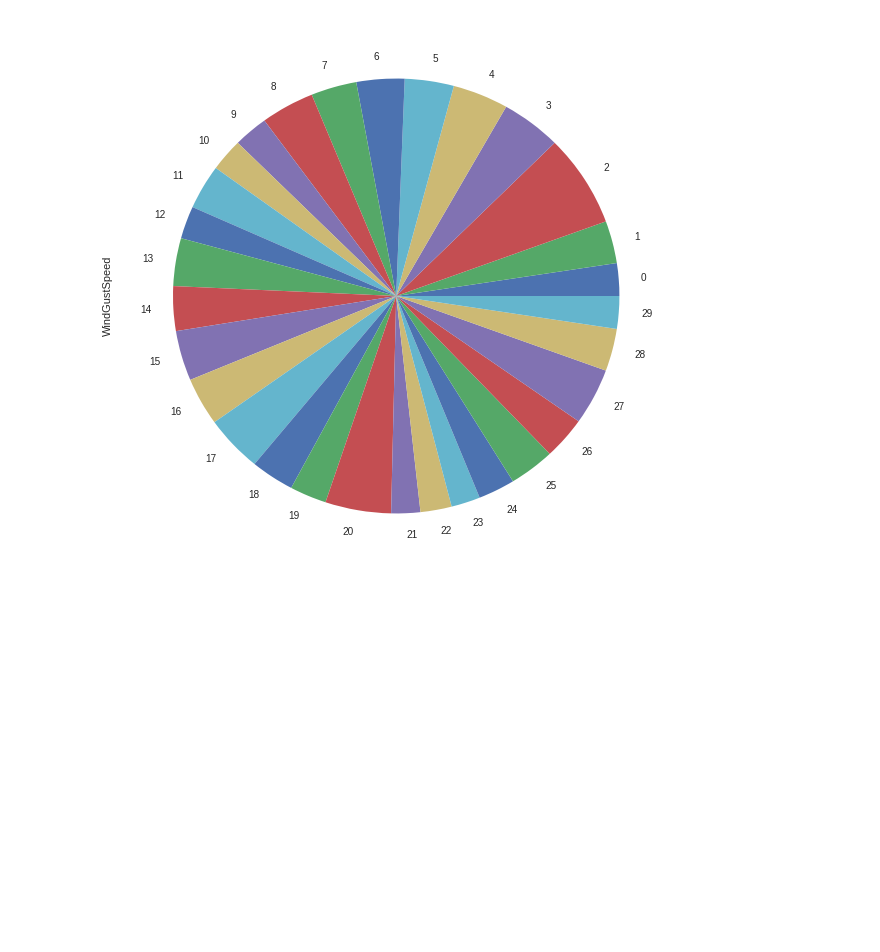
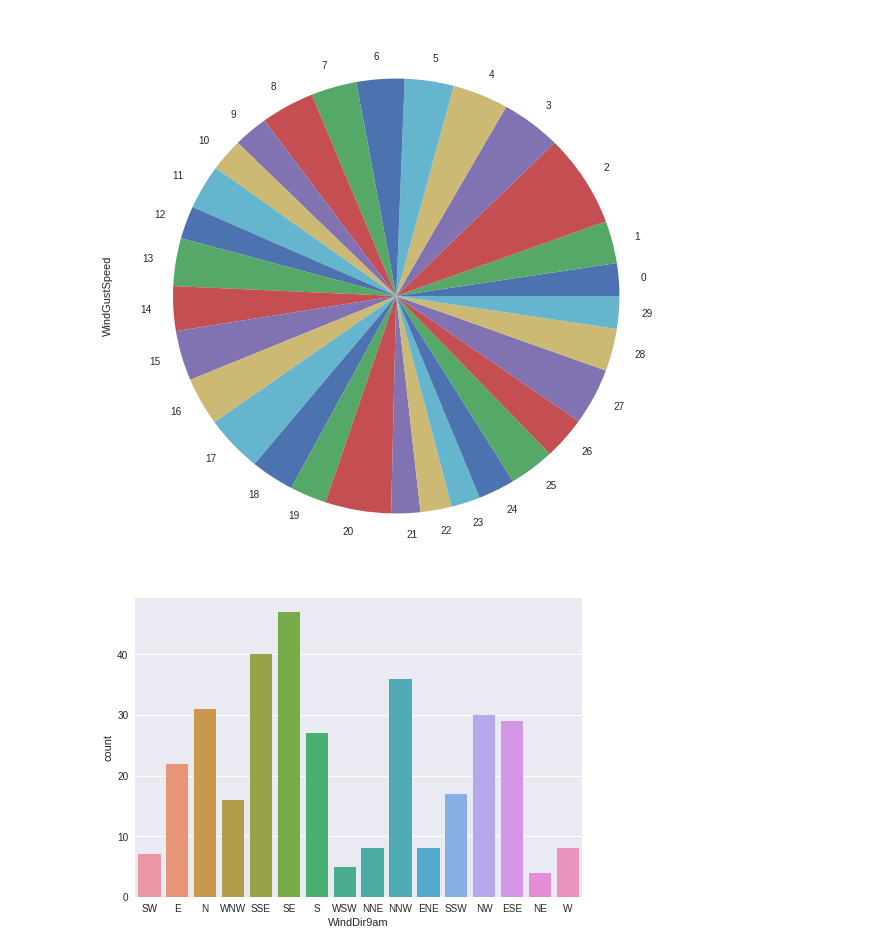
Before and after one commit to poojayadav786/machine_learning, a Jupyter notebook: Assignment_7.ipynb, the cells around one changed output. Cells and saved outputs as stored; diff of their text form; code cells hidden in the pictures; blank space fills up the shorter version.

```diff
--- a/Assignment_7.ipynb
+++ b/Assignment_7.ipynb
@@ -153,3 +153,8 @@ df['WindGustSpeed'][:30].plot(kind='pie')
 # %% [output]
 <matplotlib.axes._subplots.AxesSubplot at 0x...>
 [figure]
+# %%
+sns.countplot(df['WindDir9am'])
+sns.despine()
+# %% [output]
+[figure, added]
```
